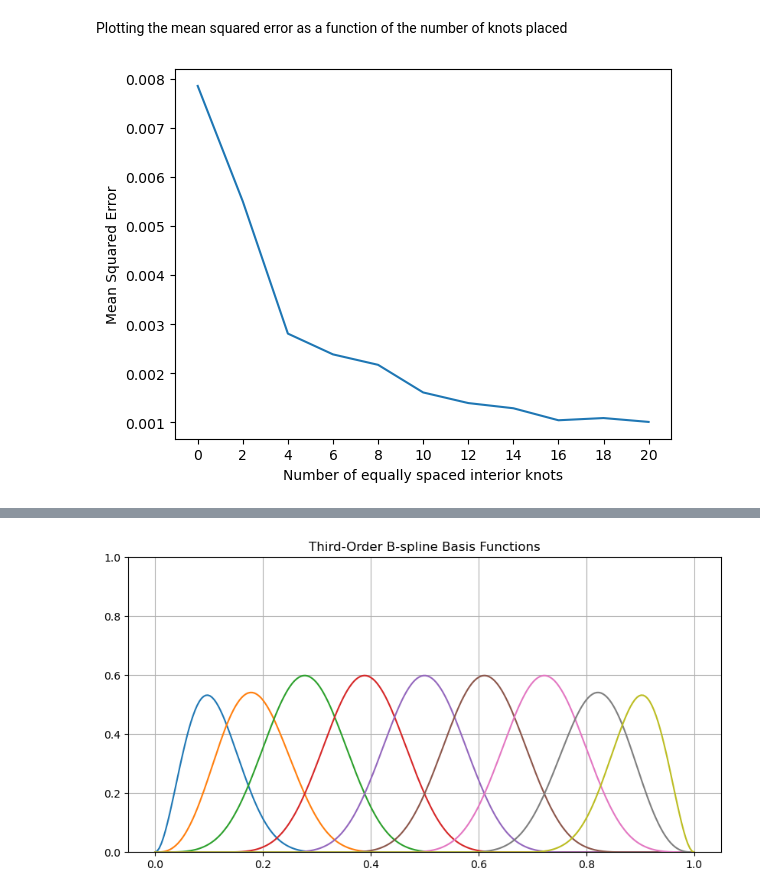
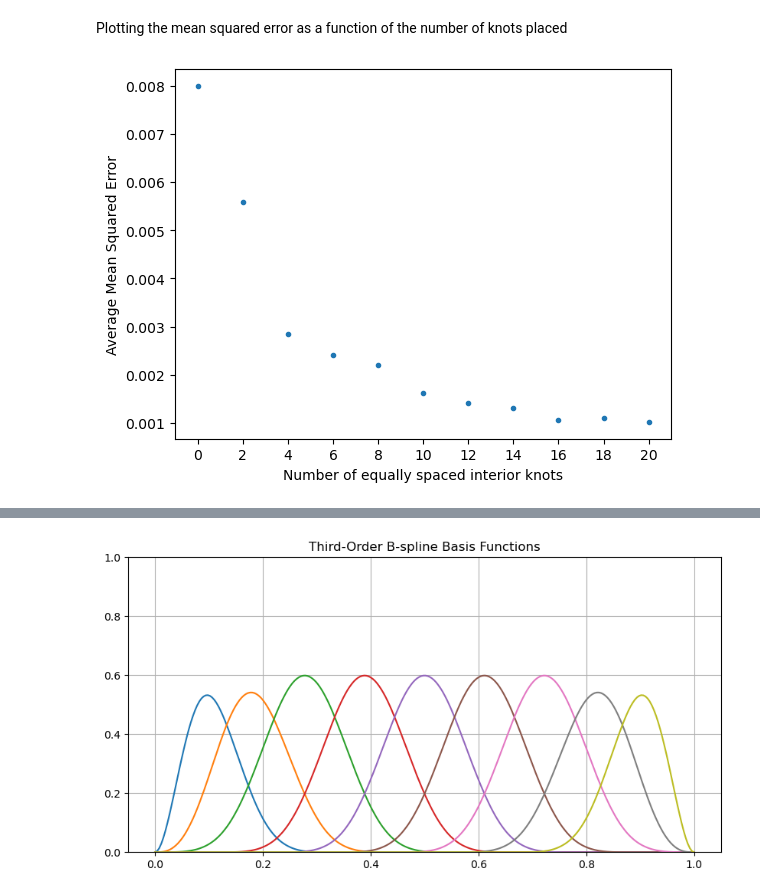
Before and after one commit to firben-sass/Fagprojekt, a Jupyter notebook: main.ipynb, the cells around one changed output, grey strips where cells are left out. Cells and saved outputs as stored; diff of their text form; code cells hidden in the pictures.

Commit message:
Added AMSE plot

```diff
--- a/main.ipynb
+++ b/main.ipynb
@@ -187,7 +187,8 @@ plt.show()
 Projecting Wine Spectra onto B-splines constructed using equally spaced knots in the Uniform latent space
 # %%
 knots_interval = [2, 4, 6, 8, 10, 12, 14, 16, 18, 20, 22]
-mse = []
+mse_vals = []
+amse = []
 for num_knots in knots_interval:
     knotselection = KnotSelection(num_knots, flow_model = flow, data = x_train2)
     knots_z = np.linspace(0.22, 0.82, num_knots)
@@ -201,7 +202,16 @@ for num_knots in knots_interval:
     coefficients = np.linalg.inv(B.T @ B + 0.001 * np.eye(B.shape[1])) @ B.T @ mean_spectrum
     y_est = B @ coefficients
     mse_knot = mean_squared_error(mean_spectrum, y_est)
-    mse.append(mse_knot)
+    mse_vals.append(mse_knot)
+    #Compute Average Mean Squared Error:
+    amse_temp = []
+    for index, row in x_train2.iterrows():
+        y_values = row
+        coefficients = np.linalg.inv(B.T @ B + 0.001 * np.eye(B.shape[1])) @ B.T @ y_values
+        y_est = B @ coefficients
+        mse = mean_squared_error(y_values, y_est)
+        amse_temp.append(mse)
+    amse.append(np.mean(amse_temp))
     plt.figure(figsize=(12, 6))
     x_wave = np.linspace(0, 256, 256)
     plt.plot(x_wave, mean_spectrum, label='Original Data', color = 'b'),
@@ -234,10 +244,10 @@ for num_knots in knots_interval:
 Plotting the mean squared error as a function of the number of knots placed
 # %%
 knots_interval = [x-2 for x in knots_interval]
-plt.plot(knots_interval, mse)
+plt.plot(knots_interval, amse, '.')
 plt.xlabel("Number of equally spaced interior knots")
-plt.ylabel("Mean Squared Error")
+plt.ylabel("Average Mean Squared Error")
 plt.xticks(knots_interval)
 plt.show()
 # %% [output]
-[figure, old version]
+[figure, new version]
```
Also changed, not shown: parts of 2 cells of this notebook.
